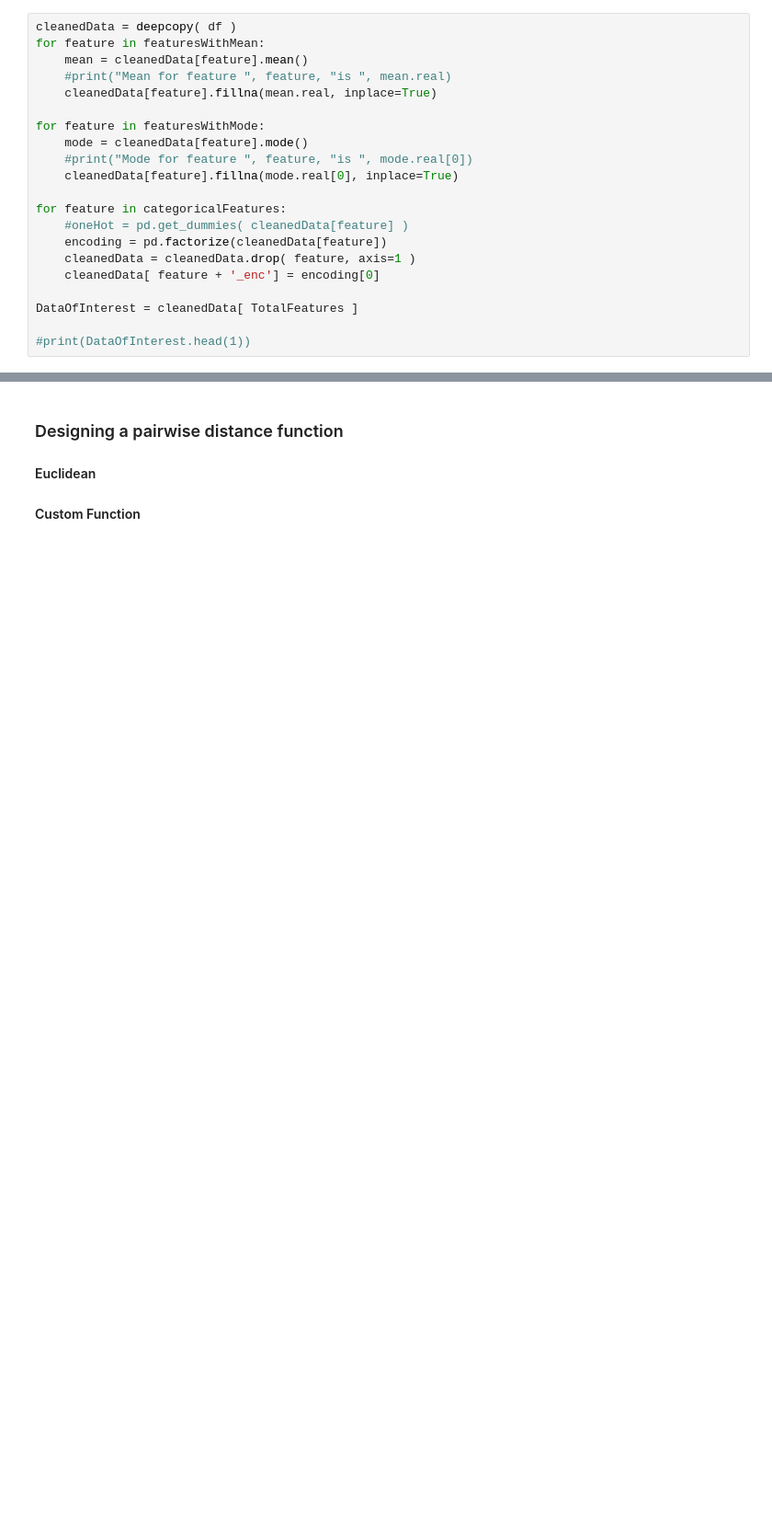
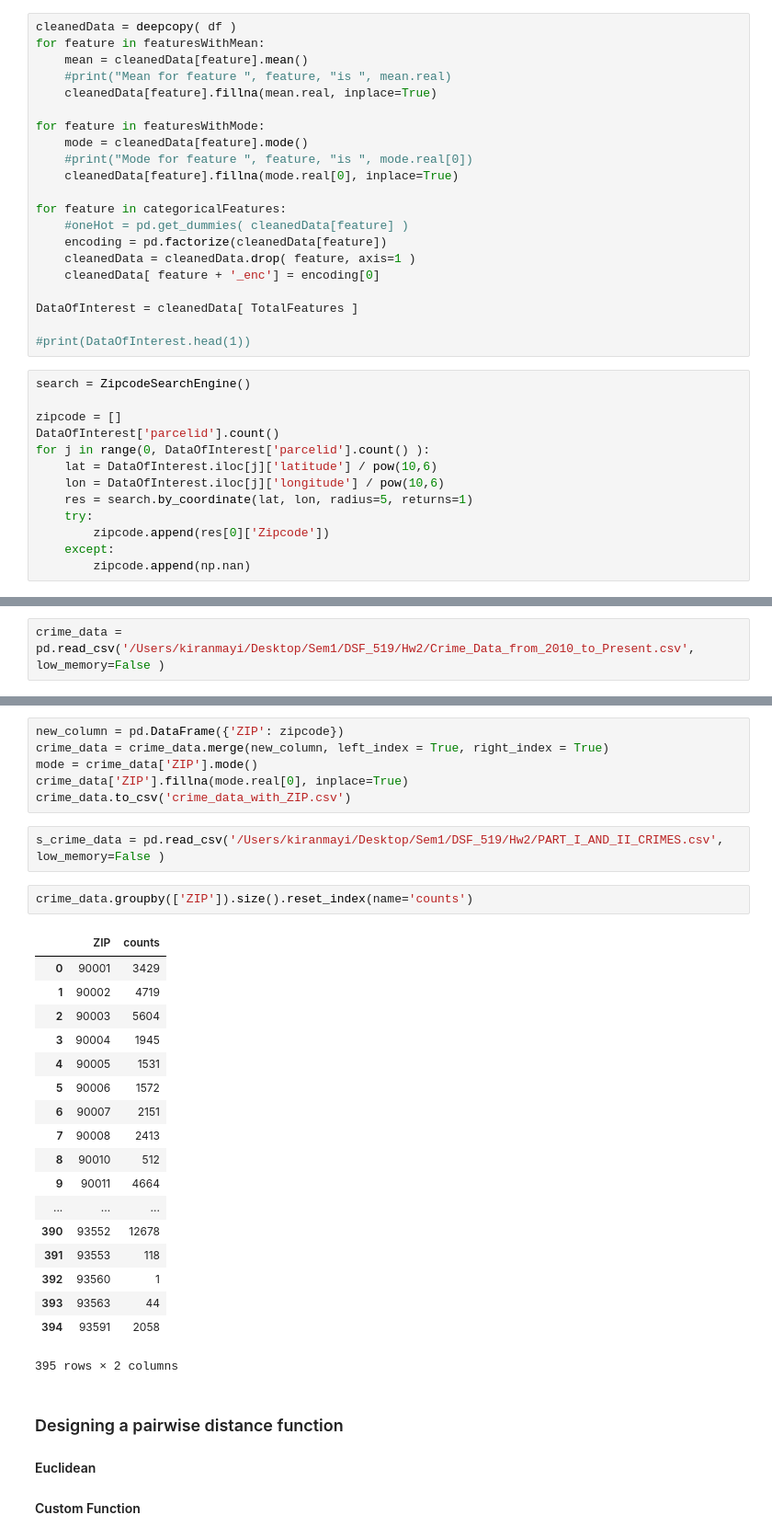
Before and after one commit to kkiran1203/CSE519-2017-111447596, a Jupyter notebook: HW3/Zillow_Prize_Challenge-HW3.ipynb, the cells around one changed output, grey strips where cells are left out. Shown at 92% size. Cells and saved outputs as stored; diff of their text form; blank space fills up the shorter version.

Commit message:
added code for getting zip code from the lat and lon for both properties data and crime data

```diff
--- a/HW3/Zillow_Prize_Challenge-HW3.ipynb
+++ b/HW3/Zillow_Prize_Challenge-HW3.ipynb
@@ -188,3 +190,16 @@ for feature in categoricalFeatures:
 DataOfInterest = cleanedData[ TotalFeatures ]
 
 #print(DataOfInterest.head(1))
+# %%
+search = ZipcodeSearchEngine()
+
+zipcode = []
+DataOfInterest['parcelid'].count()
+for j in range(0, DataOfInterest['parcelid'].count() ):
+    lat = DataOfInterest.iloc[j]['latitude'] / pow(10,6)
+    lon = DataOfInterest.iloc[j]['longitude'] / pow(10,6)
+    res = search.by_coordinate(lat, lon, radius=5, returns=1)
+    try:
+        zipcode.append(res[0]['Zipcode'])
+    except:
+        zipcode.append(np.nan)
@@ -190,0 +212,2 @@ DataOfInterest = cleanedData[ TotalFeatures ]
+# %%
+crime_data = pd.read_csv('/Users/kiranmayi/Desktop/Sem1/DSF_519/Hw2/Crime_Data_from_2010_to_Present.csv', low_memory=False )
@@ -191,3 +232,32 @@ DataOfInterest = cleanedData[ TotalFeatures ]
+# %%
+new_column = pd.DataFrame({'ZIP': zipcode})
+crime_data = crime_data.merge(new_column, left_index = True, right_index = True)
+mode = crime_data['ZIP'].mode()
+crime_data['ZIP'].fillna(mode.real[0], inplace=True)
+crime_data.to_csv('crime_data_with_ZIP.csv')
+# %%
+s_crime_data = pd.read_csv('/Users/kiranmayi/Desktop/Sem1/DSF_519/Hw2/PART_I_AND_II_CRIMES.csv', low_memory=False )
+# %%
+crime_data.groupby(['ZIP']).size().reset_index(name='counts')
+# %% [output]
+|  | ZIP | counts |
+| 0 | 90001 | 3429 |
+| 1 | 90002 | 4719 |
+| 2 | 90003 | 5604 |
+| 3 | 90004 | 1945 |
+| 4 | 90005 | 1531 |
+| 5 | 90006 | 1572 |
+| 6 | 90007 | 2151 |
+| 7 | 90008 | 2413 |
+| 8 | 90010 | 512 |
+| 9 | 90011 | 4664 |
+| ... | ... | ... |
+| 390 | 93552 | 12678 |
+| 391 | 93553 | 118 |
+| 392 | 93560 | 1 |
+| 393 | 93563 | 44 |
+| 394 | 93591 | 2058 |
+395 rows × 2 columns
 # %% [markdown]
 ### Designing a pairwise distance function
 #### Euclidean
```
Also changed, not shown: parts of 7 cells of this notebook.
